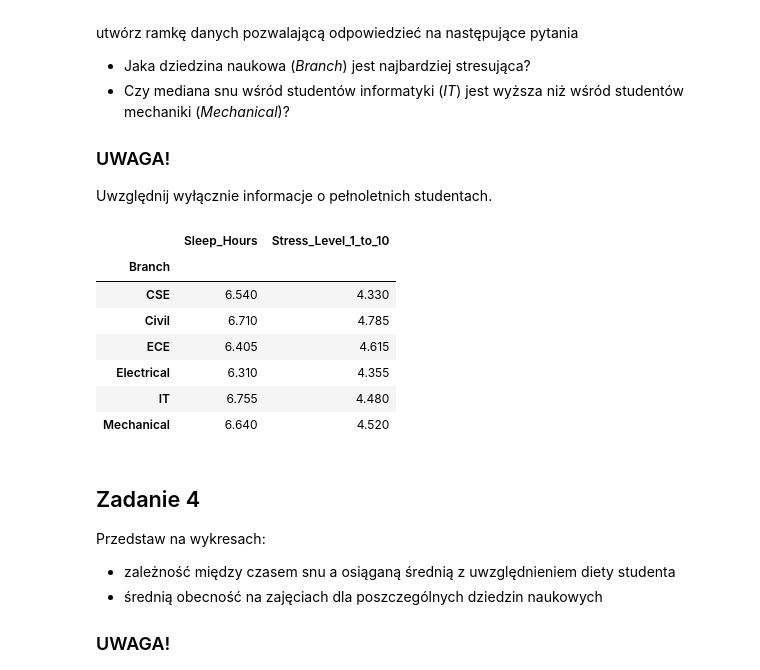
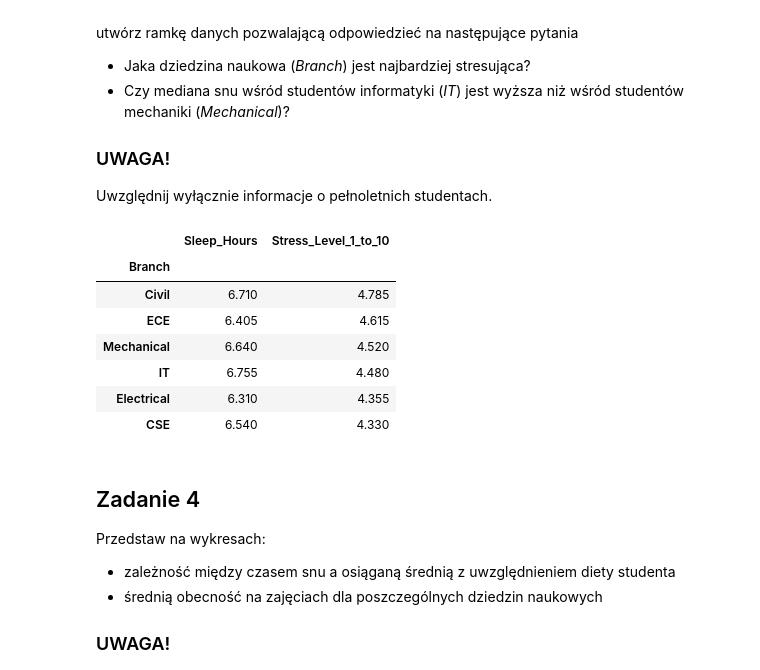
Before and after one commit to Zajecia-na-PWr-LR/lista-1-swientyk, a Jupyter notebook: UczenieMaszynowe_25_26_Lista1.ipynb, the cells around one changed output. Saved outputs shown, nothing was run; the diff lists cells and outputs as text; code cells hidden in the pictures.

```diff
--- a/UczenieMaszynowe_25_26_Lista1.ipynb
+++ b/UczenieMaszynowe_25_26_Lista1.ipynb
@@ -122,18 +122,18 @@ Uwzględnij wyłącznie informacje o pełnoletnich studentach.
 # %%
 stress = data1.copy()
 stress = stress[stress['Age'] >= 18].loc[:, ['Branch', 'Sleep_Hours', 'Stress_Level_1_to_10']]
 stress = stress.groupby('Branch').median()
-stress.sort_values(by='Stress_Level_1_to_10', ascending=False)
+stress = stress.sort_values(by='Stress_Level_1_to_10', ascending=False)
 stress
 # %% [output]
 |  | Sleep_Hours | Stress_Level_1_to_10 |
 | Branch |  |  |
-| CSE | 6.540 | 4.330 |
 | Civil | 6.710 | 4.785 |
 | ECE | 6.405 | 4.615 |
+| Mechanical | 6.640 | 4.520 |
+| IT | 6.755 | 4.480 |
 | Electrical | 6.310 | 4.355 |
-| IT | 6.755 | 4.480 |
-| Mechanical | 6.640 | 4.520 |
+| CSE | 6.540 | 4.330 |
 # %% [markdown]
 ## Zadanie 4
 Przedstaw na wykresach:
```
